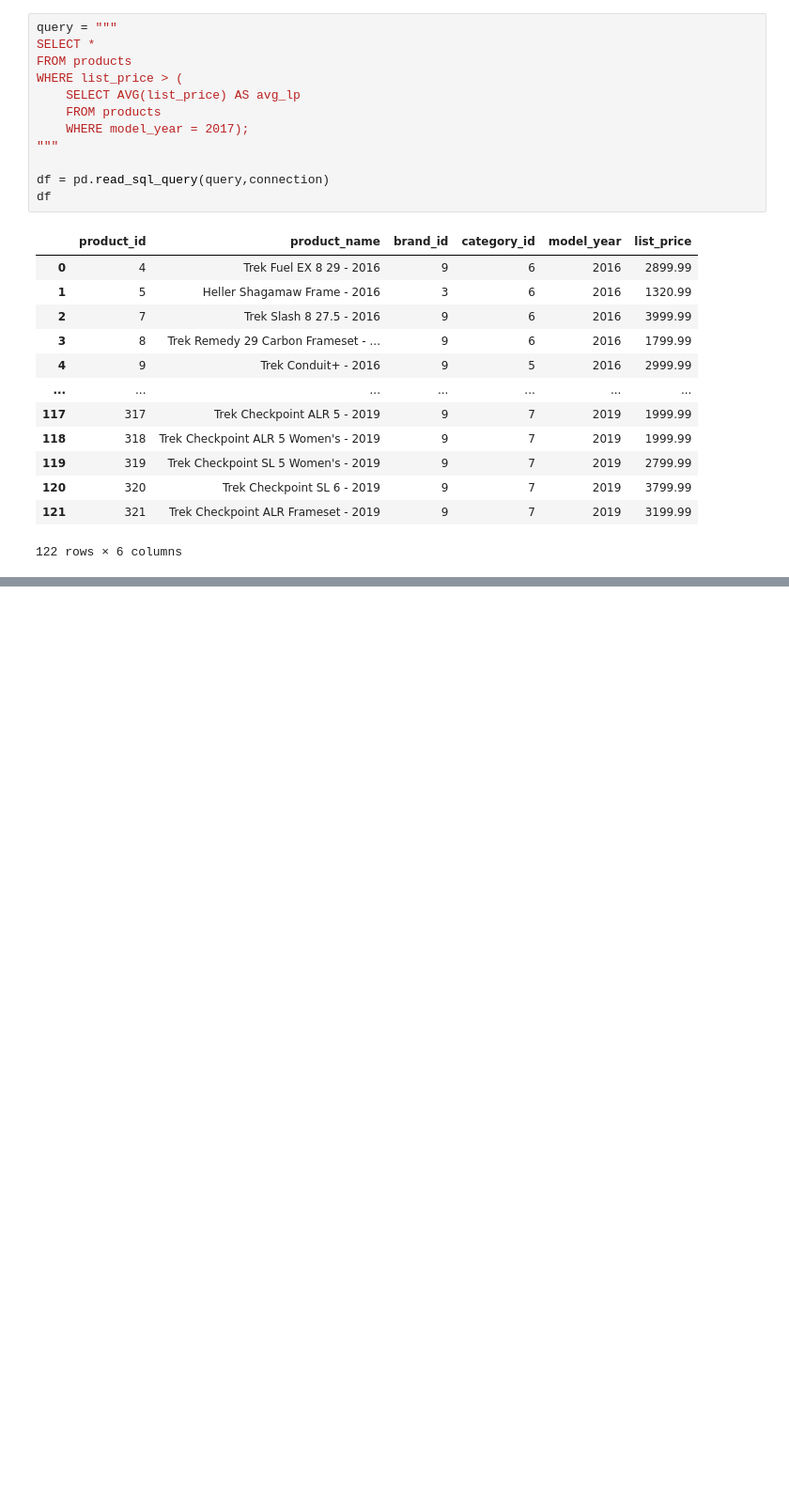
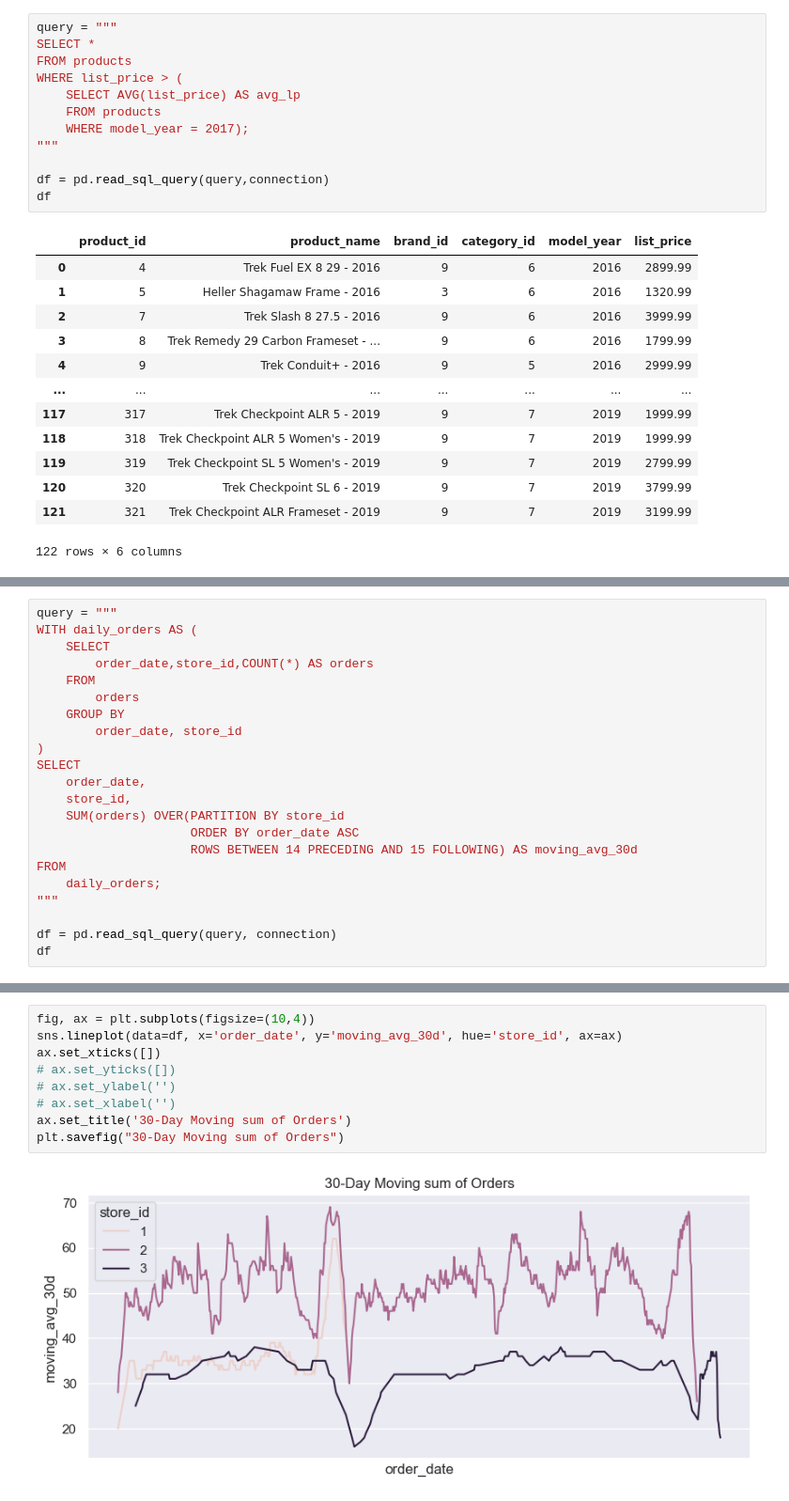
Before and after one commit to Priyanshu-Bhattacharjee-Professional/RDBMS_bike_store_trend_analysis, a Jupyter notebook: RDBMS_V1.ipynb, the cells around one changed output, grey strips where cells are left out. Shown at 94% size. Cells and saved outputs as stored; diff of their text form; blank space fills up the shorter version.

```diff
--- a/RDBMS_V1.ipynb
+++ b/RDBMS_V1.ipynb
@@ -421,0 +589,22 @@ df
+# %%
+query = """
+WITH daily_orders AS (
+    SELECT
+        order_date,store_id,COUNT(*) AS orders
+    FROM
+        orders
+    GROUP BY
+        order_date, store_id
+)
+SELECT
+    order_date,
+    store_id,
+    SUM(orders) OVER(PARTITION BY store_id
+                     ORDER BY order_date ASC
+                     ROWS BETWEEN 14 PRECEDING AND 15 FOLLOWING) AS moving_avg_30d
+FROM
+    daily_orders;
+"""
+
+df = pd.read_sql_query(query, connection)
+df
@@ -421,0 +625,11 @@ df
+# %%
+fig, ax = plt.subplots(figsize=(10,4))
+sns.lineplot(data=df, x='order_date', y='moving_avg_30d', hue='store_id', ax=ax)
+ax.set_xticks([])
+# ax.set_yticks([])
+# ax.set_ylabel('')
+# ax.set_xlabel('')
+ax.set_title('30-Day Moving sum of Orders')
+plt.savefig("30-Day Moving sum of Orders")
+# %% [output]
+[figure, added]
```
Also changed, not shown: parts of 5 cells of this notebook, 1 other file.
